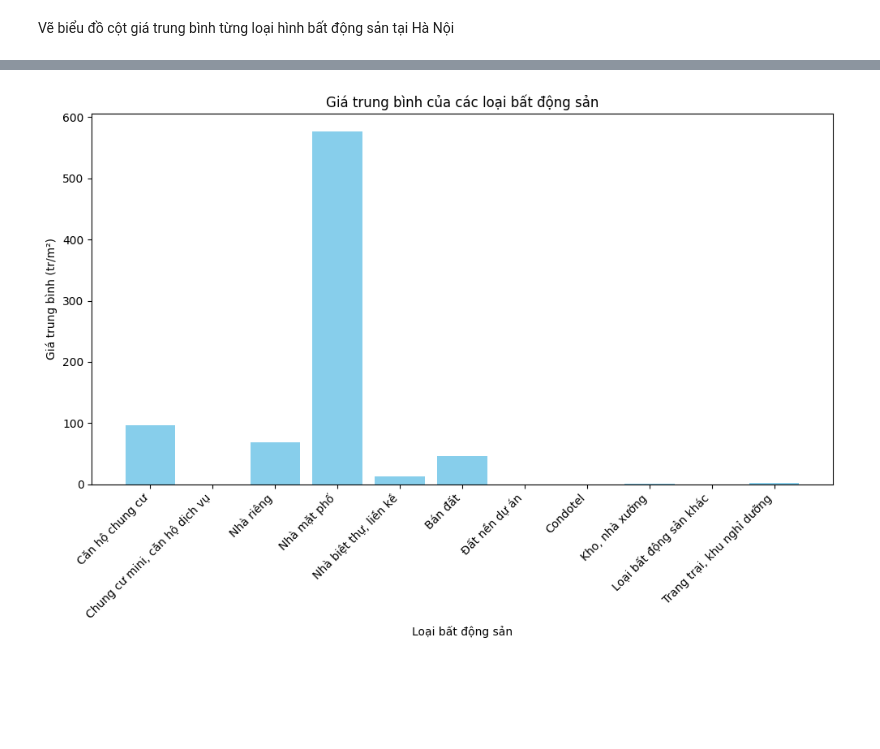
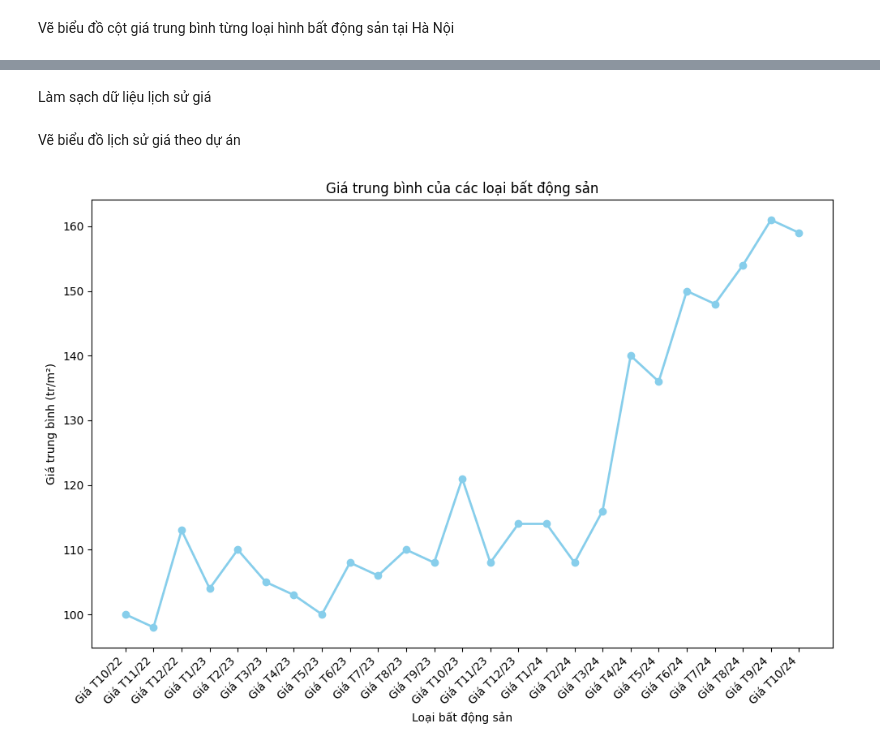
Before and after one commit to ngocbao220/three-businessmans, a Jupyter notebook: VisualizationData/DrawChart.ipynb, the cells around one changed output, grey strips where cells are left out. Saved outputs shown, nothing was run; the diff lists cells and outputs as text; code cells hidden in the pictures; blank space fills up the shorter version.

```diff
--- a/VisualizationData/DrawChart.ipynb
+++ b/VisualizationData/DrawChart.ipynb
@@ -57,17 +112,52 @@ Vẽ biểu đồ cột giá trung bình từng loại hình bất động sản
+# %% [markdown]
+Làm sạch dữ liệu lịch sử giá
+# %%
+# Lọc các bản ghi có giá trị trong cột 'Lịch sử giá'
+df_filtered = df[df['Lịch sử giá'].notnull() & (df['Lịch sử giá'] != "Không có dữ liệu lịch sử giá")]
+
+# Hàm để chuyển đổi lịch sử giá thành dict
+def extract_price_history_numeric(history_str):
+    price_dict = {}
+    entries = history_str.split(';')  # Tách các mục theo dấu chấm phẩy
+    for entry in entries:
+        if ':' in entry:
+            time, price = entry.split(':')  # Tách thời gian và giá
+            time = time.strip()
+            # Sử dụng regex để lấy số từ chuỗi giá
+            numeric_price = re.search(r'\d+', price)
+            if numeric_price:  # Nếu tìm thấy số
+                price_dict[time] = int(numeric_price.group())
+    return price_dict
+
+# Tạo dictionary kết hợp 'Tên dự án' và 'Lịch sử giá'
+project_price_history = {
+    row['Tên dự án']: extract_price_history_numeric(row['Lịch sử giá'])
+    for _, row in df_filtered.iterrows()
+}
+
+# Hàm lấy lịch sử giá theo tên dự án
+def get_price_history(project_name):
+    return project_price_history.get(project_name, "Tên dự án không tồn tại")
+
+# Ví dụ: Nhập tên dự án và lấy lịch sử giá
+project_name_input = 'Vinhomes Metropolis - Liễu Giai'
+history_price = get_price_history(project_name_input)
+# %% [markdown]
+Vẽ biểu đồ lịch sử giá theo dự án
 # %%
-loai_can_ho = list(avg_price.keys())
-gia_cac_loai = list(avg_price.values())
+time_in_history = list(history_price.keys())
+price_of_time = list(history_price.values())
 
 # Tạo biểu đồ cột
 plt.figure(figsize = (10, 7))
-plt.bar(loai_can_ho, gia_cac_loai, color = 'skyblue')
+plt.plot(time_in_history, price_of_time, marker='o', color='skyblue', linestyle='-', linewidth=2, markersize=6)
 plt.xlabel('Loại bất động sản')
 plt.ylabel('Giá trung bình (tr/m²)')
 plt.title('Giá trung bình của các loại bất động sản')
 plt.xticks(rotation = 45, ha = 'right')
 plt.tight_layout()
 
 # Hiển thị biểu đồ
 plt.show()
 # %% [output]
-[figure, old version]
+[figure, new version]
```
Also changed, not shown: parts of 4 cells of this notebook.
